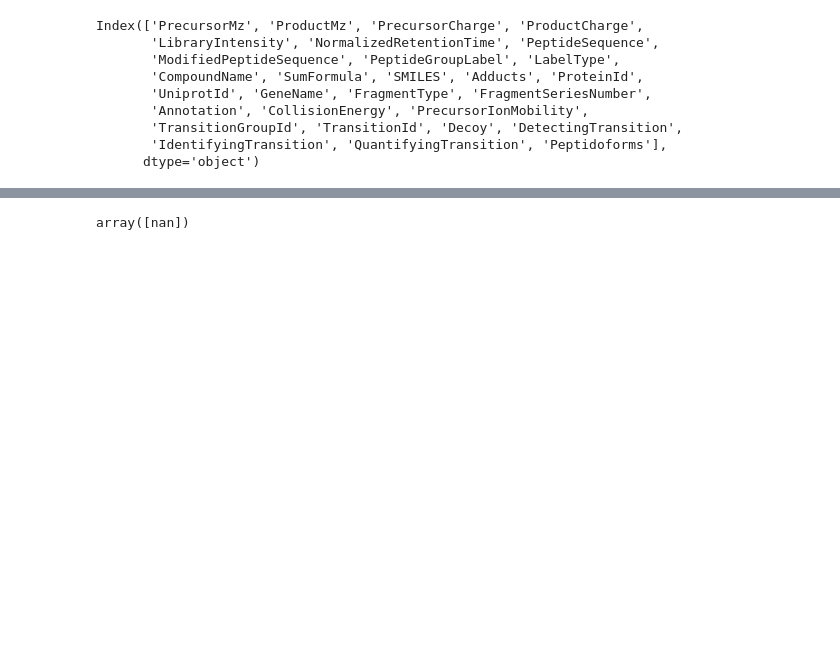
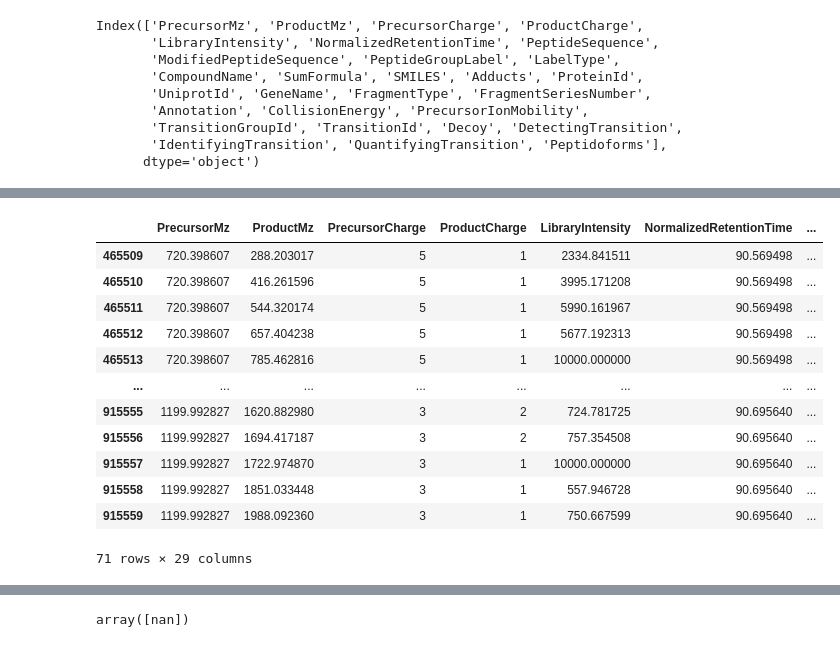
Before and after one commit to statisticalbiotechnology/dia_sum, a Jupyter notebook: experiments/20210602_spectral_library_formatting_to_diaNN.ipynb, the cells around one changed output, grey strips where cells are left out. Cells and saved outputs as stored; diff of their text form; code cells hidden in the pictures; blank space fills up the shorter version.

```diff
--- a/experiments/20210602_spectral_library_formatting_to_diaNN.ipynb
+++ b/experiments/20210602_spectral_library_formatting_to_diaNN.ipynb
@@ -38,0 +65,16 @@ lib_mod[lib.drop(["FragmentLossType", 'FragmentCharge'], axis = 1).columns].to_c
+# %%
+lib_mod[lib_mod.PeptideSequence == "LPFTLATNQVEISPVHQPLLLDGTLDQLQQLR"]
+# %% [output]
+|  | PrecursorMz | ProductMz | PrecursorCharge | ProductCharge | LibraryIntensity | NormalizedRetentionTime | ... |
+| 465509 | 720.398607 | 288.203017 | 5 | 1 | 2334.841511 | 90.569498 | ... |
+| 465510 | 720.398607 | 416.261596 | 5 | 1 | 3995.171208 | 90.569498 | ... |
+| 465511 | 720.398607 | 544.320174 | 5 | 1 | 5990.161967 | 90.569498 | ... |
+| 465512 | 720.398607 | 657.404238 | 5 | 1 | 5677.192313 | 90.569498 | ... |
+| 465513 | 720.398607 | 785.462816 | 5 | 1 | 10000.000000 | 90.569498 | ... |
+| ... | ... | ... | ... | ... | ... | ... | ... |
+| 915555 | 1199.992827 | 1620.882980 | 3 | 2 | 724.781725 | 90.695640 | ... |
+| 915556 | 1199.992827 | 1694.417187 | 3 | 2 | 757.354508 | 90.695640 | ... |
+| 915557 | 1199.992827 | 1722.974870 | 3 | 1 | 10000.000000 | 90.695640 | ... |
+| 915558 | 1199.992827 | 1851.033448 | 3 | 1 | 557.946728 | 90.695640 | ... |
+| 915559 | 1199.992827 | 1988.092360 | 3 | 1 | 750.667599 | 90.695640 | ... |
+71 rows × 29 columns
```
Also changed, not shown: parts of 13 cells of this notebook, 7 other files.
